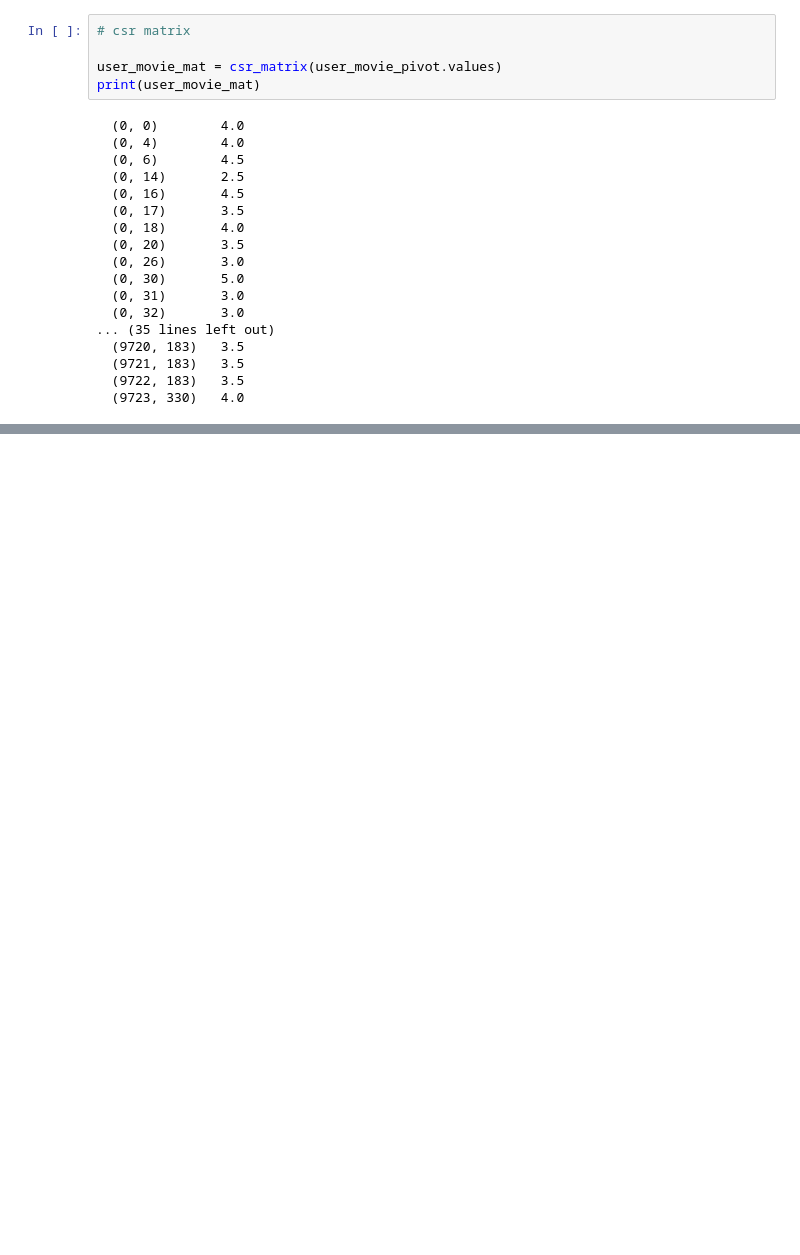
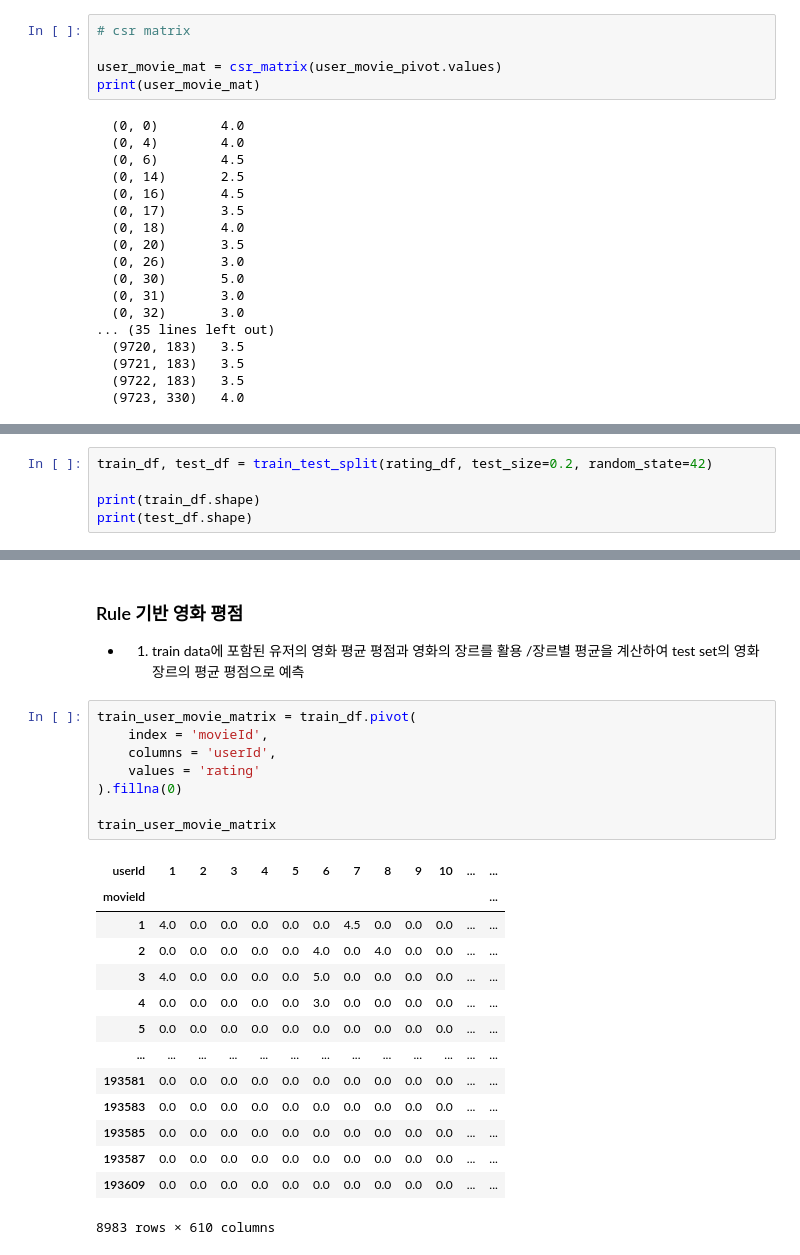
Before and after one commit to khs4140/RecommendSystem, a Jupyter notebook: 03.simpeRecommend.ipynb, the cells around one changed output, grey strips where cells are left out. Cells and saved outputs as stored; diff of their text form; blank space fills up the shorter version.

```diff
--- a/03.simpeRecommend.ipynb
+++ b/03.simpeRecommend.ipynb
@@ -128,0 +209,5 @@ pd.DataFrame(data = [sum(list(user_movie_pivot[int(x)].value_counts())[1:]) for
+# %%
+train_df, test_df = train_test_split(rating_df, test_size=0.2, random_state=42)
+
+print(train_df.shape)
+print(test_df.shape)
@@ -128,0 +385,27 @@ pd.DataFrame(data = [sum(list(user_movie_pivot[int(x)].value_counts())[1:]) for
+# %% [markdown]
+### Rule 기반 영화 평점
+
+- 1. train data에 포함된 유저의 영화 평균 평점과 영화의 장르를 활용 /장르별 평균을 계산하여 test set의 영화 장르의 평균 평점으로 예측
+# %%
+train_user_movie_matrix = train_df.pivot(
+    index = 'movieId',
+    columns = 'userId',
+    values = 'rating'
+).fillna(0)
+
+train_user_movie_matrix
+# %% [output]
+| userId | 1 | 2 | 3 | 4 | 5 | 6 | 7 | 8 | 9 | 10 | ... | ... |
+| movieId |  |  |  |  |  |  |  |  |  |  |  | ... |
+| 1 | 4.0 | 0.0 | 0.0 | 0.0 | 0.0 | 0.0 | 4.5 | 0.0 | 0.0 | 0.0 | ... | ... |
+| 2 | 0.0 | 0.0 | 0.0 | 0.0 | 0.0 | 4.0 | 0.0 | 4.0 | 0.0 | 0.0 | ... | ... |
+| 3 | 4.0 | 0.0 | 0.0 | 0.0 | 0.0 | 5.0 | 0.0 | 0.0 | 0.0 | 0.0 | ... | ... |
+| 4 | 0.0 | 0.0 | 0.0 | 0.0 | 0.0 | 3.0 | 0.0 | 0.0 | 0.0 | 0.0 | ... | ... |
+| 5 | 0.0 | 0.0 | 0.0 | 0.0 | 0.0 | 0.0 | 0.0 | 0.0 | 0.0 | 0.0 | ... | ... |
+| ... | ... | ... | ... | ... | ... | ... | ... | ... | ... | ... | ... | ... |
+| 193581 | 0.0 | 0.0 | 0.0 | 0.0 | 0.0 | 0.0 | 0.0 | 0.0 | 0.0 | 0.0 | ... | ... |
+| 193583 | 0.0 | 0.0 | 0.0 | 0.0 | 0.0 | 0.0 | 0.0 | 0.0 | 0.0 | 0.0 | ... | ... |
+| 193585 | 0.0 | 0.0 | 0.0 | 0.0 | 0.0 | 0.0 | 0.0 | 0.0 | 0.0 | 0.0 | ... | ... |
+| 193587 | 0.0 | 0.0 | 0.0 | 0.0 | 0.0 | 0.0 | 0.0 | 0.0 | 0.0 | 0.0 | ... | ... |
+| 193609 | 0.0 | 0.0 | 0.0 | 0.0 | 0.0 | 0.0 | 0.0 | 0.0 | 0.0 | 0.0 | ... | ... |
+8983 rows × 610 columns
```
Also changed, not shown: parts of 43 cells of this notebook.
